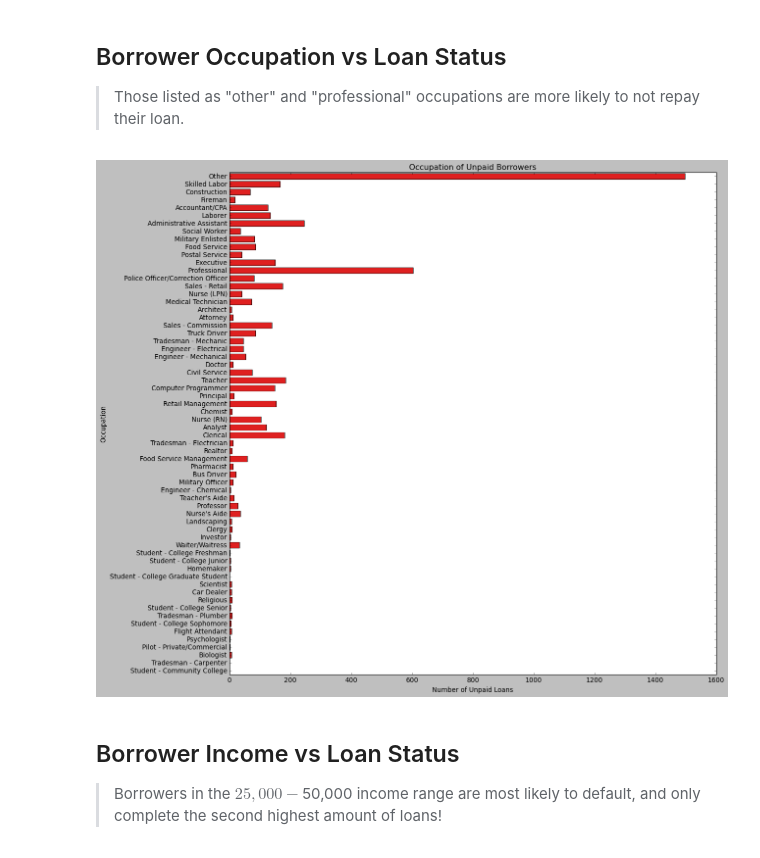
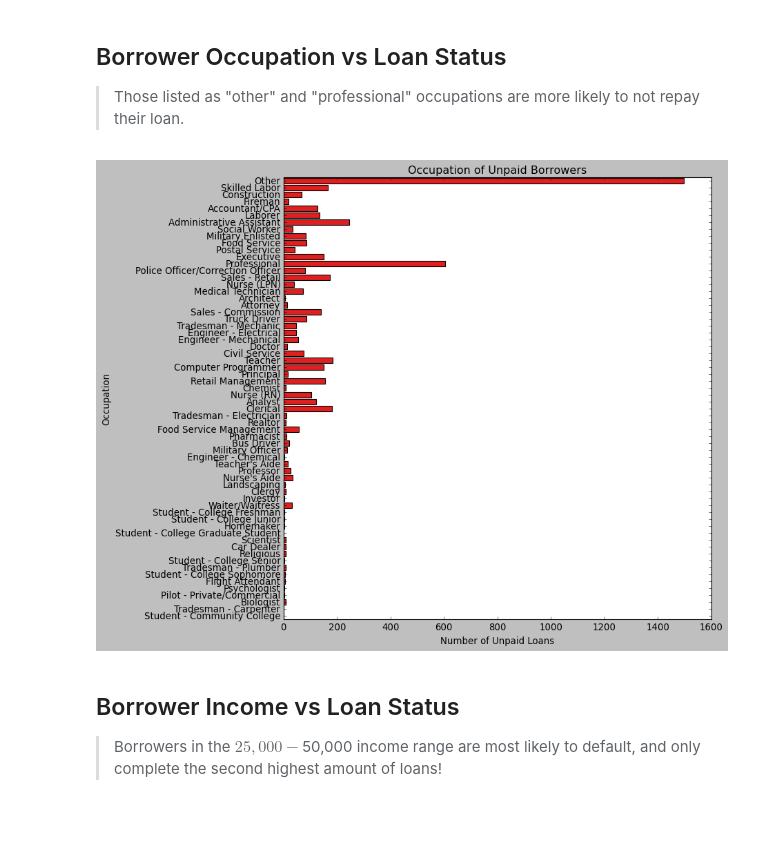
Before and after one commit to esch3/credit-risk-analysis, a Jupyter notebook: slide_deck_template.ipynb, the cells around one changed output. Cells and saved outputs as stored; diff of their text form; code cells hidden in the pictures; blank space fills up the shorter version.

```diff
--- a/slide_deck_template.ipynb
+++ b/slide_deck_template.ipynb
@@ -33,14 +33,15 @@ df_clean.dropna(inplace=True)
 
 > Those listed as "other" and "professional" occupations are more likely to  not repay their loan.
 # %%
+#hide_code_in_slideshow()
 plt.style.use('classic')
 color = sns.color_palette()[2]
-plt.figure(figsize=(16,16))
+plt.figure(figsize=(10,10))
 chart1 = sns.countplot(data=df_clean, y='Occupation', color=color);
 plt.title('Occupation of Unpaid Borrowers');
 plt.xlabel('Number of Unpaid Loans');
 # %% [output]
-[figure, old version]
+[figure, new version]
 # %% [markdown]
 ## Borrower Income vs Loan Status
 
```
Also changed, not shown: parts of 2 cells of this notebook, 3 other files.
